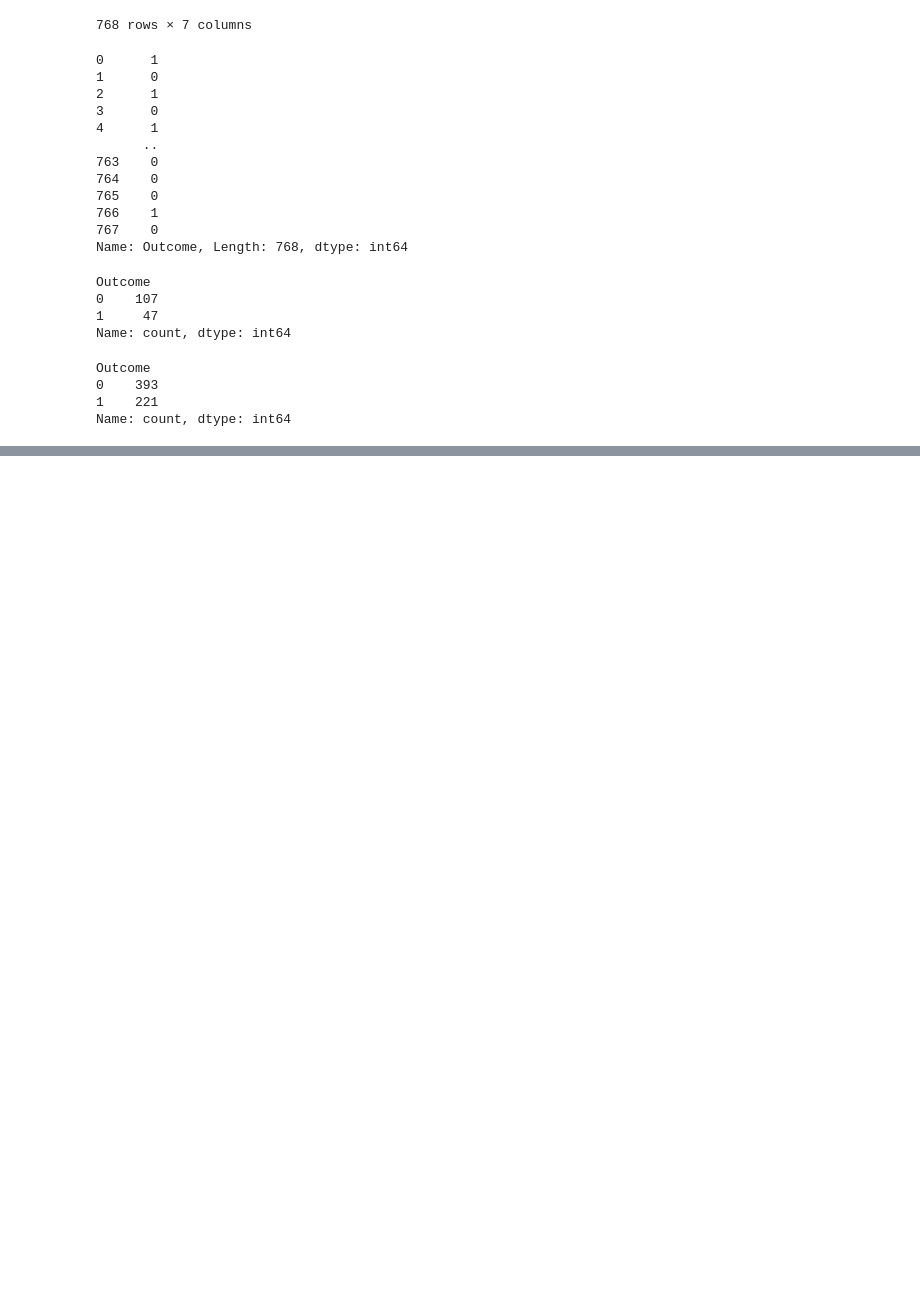
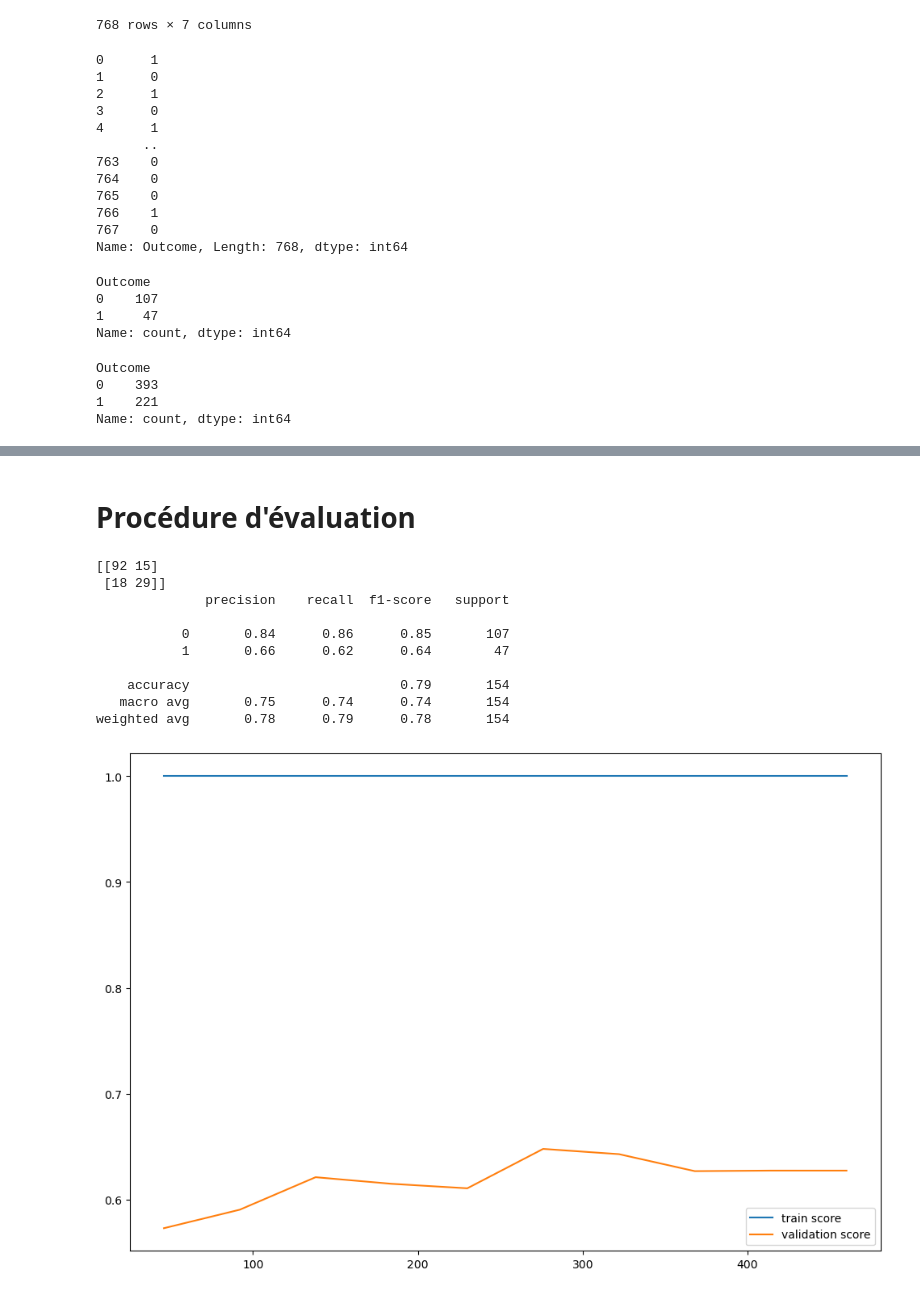
Before and after one commit to touXik/Diab-te-d-tection, a Jupyter notebook: notebooks/3) PRE-PROCESSING.ipynb, the cells around one changed output, grey strips where cells are left out. Saved outputs shown, nothing was run; the diff lists cells and outputs as text; code cells hidden in the pictures; blank space fills up the shorter version.

```diff
--- a/notebooks/3) PRE-PROCESSING.ipynb
+++ b/notebooks/3) PRE-PROCESSING.ipynb
@@ -101,0 +111,6 @@ Name: count, dtype: int64
+# %%
+model_1 = RandomForestClassifier(random_state=0)
+model_2 = make_pipeline(PolynomialFeatures(2), SelectKBest(f_classif, k=10),
+                      RandomForestClassifier(random_state=0))
+# %% [markdown]
+# Procédure d'évaluation
@@ -101,0 +120,29 @@ Name: count, dtype: int64
+# %%
+def evaluation(model):
+
+    model.fit(X_trainset,Y_trainset)
+    ypred = model.predict(X_testset)
+
+    print(confusion_matrix(Y_testset,ypred))
+    print(classification_report(Y_testset,ypred))
+
+    N, train_score, val_score = learning_curve(model,X_trainset,Y_trainset,cv=4,scoring='f1',train_sizes=np.linspace(0.1,1,10))
+
+    plt.figure(figsize=(12, 8))
+    plt.plot(N, train_score.mean(axis=1), label='train score')
+    plt.plot(N, val_score.mean(axis=1), label='validation score')
+    plt.legend()
+# %%
+evaluation(model_1)
+# %% [output]
+[[92 15]
+ [18 29]]
+              precision    recall  f1-score   support
+
+           0       0.84      0.86      0.85       107
+           1       0.66      0.62      0.64        47
+
+    accuracy                           0.79       154
+   macro avg       0.75      0.74      0.74       154
+weighted avg       0.78      0.79      0.78       154
+[figure, added]
```
Also changed, not shown: parts of 3 cells of this notebook.
